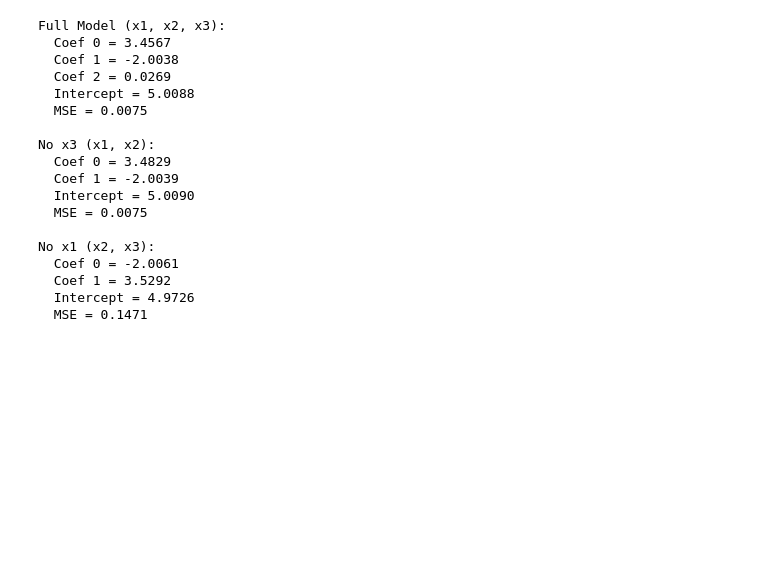
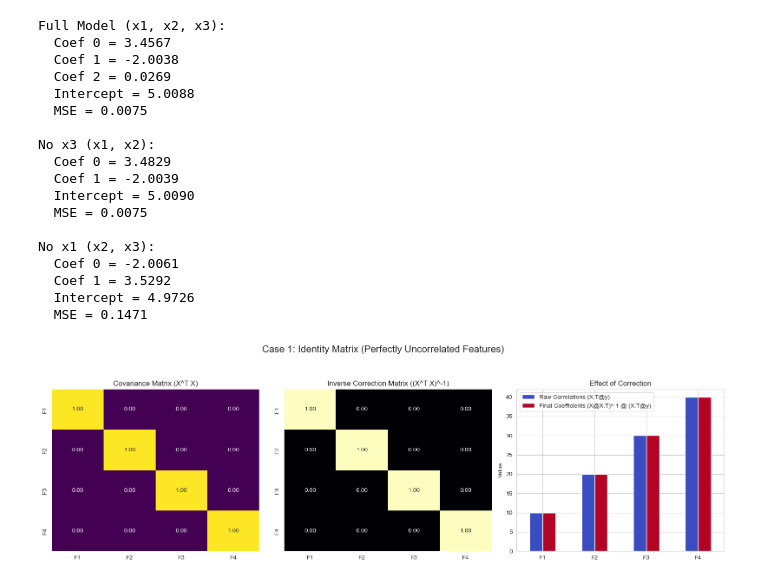
Before and after one commit to tendulkar/AIPractice, a Jupyter notebook: LinearRegression/ClosedForm.ipynb, the cells around one changed output. Cells and saved outputs as stored; diff of their text form; code cells hidden in the pictures; blank space fills up the shorter version.

```diff
--- a/LinearRegression/ClosedForm.ipynb
+++ b/LinearRegression/ClosedForm.ipynb
@@ -355,3 +355,97 @@ No x1 (x2, x3):
   Coef 1 = 3.5292
   Intercept = 4.9726
   MSE = 0.1471
+# %%
+import numpy as np
+import matplotlib.pyplot as plt
+import seaborn as sns
+import pandas as pd
+
+# Set a consistent style
+sns.set_style("whitegrid")
+
+def analyze_correction_effect(xtx_matrix, xt_y_vector, title):
+    """
+    Analyzes and plots the effect of a correction matrix on a raw correlation vector.
+    """
+    # Ensure the matrix is 4x4
+    if xtx_matrix.shape != (4, 4):
+        raise ValueError("The input matrix must be 4x4.")
+
+    # Calculate the inverse
+    xtx_inv = np.linalg.inv(xtx_matrix)
+
+    # Calculate the final coefficients
+    theta = xtx_inv @ xt_y_vector
+
+    # Create plots
+    fig, axes = plt.subplots(1, 3, figsize=(16, 5))
+    fig.suptitle(title, fontsize=16, y=1.02)
+    labels = ['F1', 'F2', 'F3', 'F4']
+
+    # Plot the Covariance Matrix (X^T X)
+    sns.heatmap(xtx_matrix, annot=True, fmt='.2f', cmap='viridis', ax=axes[0],
+                xticklabels=labels, yticklabels=labels, cbar=False)
+    axes[0].set_title('Covariance Matrix (X^T X)')
+
+    # Plot the Inverse Correction Matrix ((X^T X)^-1)
+    sns.heatmap(xtx_inv, annot=True, fmt='.2f', cmap='magma', ax=axes[1],
+                xticklabels=labels, yticklabels=labels, cbar=False)
+    axes[1].set_title('Inverse Correction Matrix ((X^T X)^-1)')
+
+    # Plot the XT_y vector ((X^T y))
+    # sns.heatmap([xt_y_vector] * len(xt_y_vector), annot=True, fmt='.2f', cmap='magma', ax=axes[2],
+    #             xticklabels=labels, yticklabels=labels, cbar=False)
+    # axes[2].set_title('Plot XT_y vector')
+
+    # Plot the effect on X^T y
+    df = pd.DataFrame({'Raw Correlations (X.T@y)': xt_y_vector, 'Final Coefficients (X@X.T)^-1 @ (X.T@y)': theta}, index=labels)
+    df.plot(kind='bar', ax=axes[2], colormap='coolwarm')
+    axes[2].set_title('Effect of Correction')
+    axes[2].set_ylabel('Value')
+    axes[2].tick_params(axis='x', rotation=0)
+
+    plt.tight_layout(rect=[0, 0, 1, 0.96])
+    plt.show()
+
+# Define the hypothetical raw correlation vector
+xt_y = np.array([10, 20, 30, 40])
+
+# --- Case 1: Identity Matrix (Uncorrelated, Same Variance) ---
+xtx_identity = np.identity(4)
+analyze_correction_effect(xtx_identity, xt_y, "Case 1: Identity Matrix (Perfectly Uncorrelated Features)")
+
+# --- Case 2: Diagonal Matrix (Uncorrelated, Different Variances) ---
+xtx_diagonal = np.diag([1, 4, 2, 10]) # Features have different scales/variances
+analyze_correction_effect(xtx_diagonal, xt_y, "Case 2: Diagonal Matrix (Uncorrelated, Different Scales)")
+
+# --- Case 3: Positive Correlation Matrix ---
+xtx_positive = np.array([
+    [1.0, 0.9, 0.9, 0.0],
+    [0.9, 1.0, 0.9, 0.0],
+    [0.9, 0.9, 1.0, 0.0],
+    [0.0, 0.0, 0.0, 1.0]
+])
+analyze_correction_effect(xtx_positive, xt_y, "Case 3: Positively Correlated Features")
+
+# --- Case 4: Negative Correlation Matrix ---
+xtx_negative = np.array([
+    [1.0, -0.8, -0.1, 0.0],
+    [-0.8, 1.0, 0.0, -0.2],
+    [-0.1, 0.0, 1.0, -0.6],
+    [0.0, -0.2, -0.6, 1.0]
+])
+analyze_correction_effect(xtx_negative, xt_y, "Case 4: Negatively Correlated Features")
+
+# --- Case 5: Negative Correlation Matrix ---
+xtx_negative = np.array([
+
+        [ 1.0, -0.8, -0.1,  0.0],
+        [-0.1,  1.0,  0.0, -0.2],
+        [-0.2,  0.0,  1.0, -0.8],
+        [ 0.0, -0.2, -0.8,  1.0]
+
+])
+analyze_correction_effect(xtx_negative, xt_y, "Case 5: Negatively Correlated Features with negative correction")
+# %% [output]
+[figure, added]
```
Also changed, not shown: parts of 10 cells of this notebook, 2 other files.
